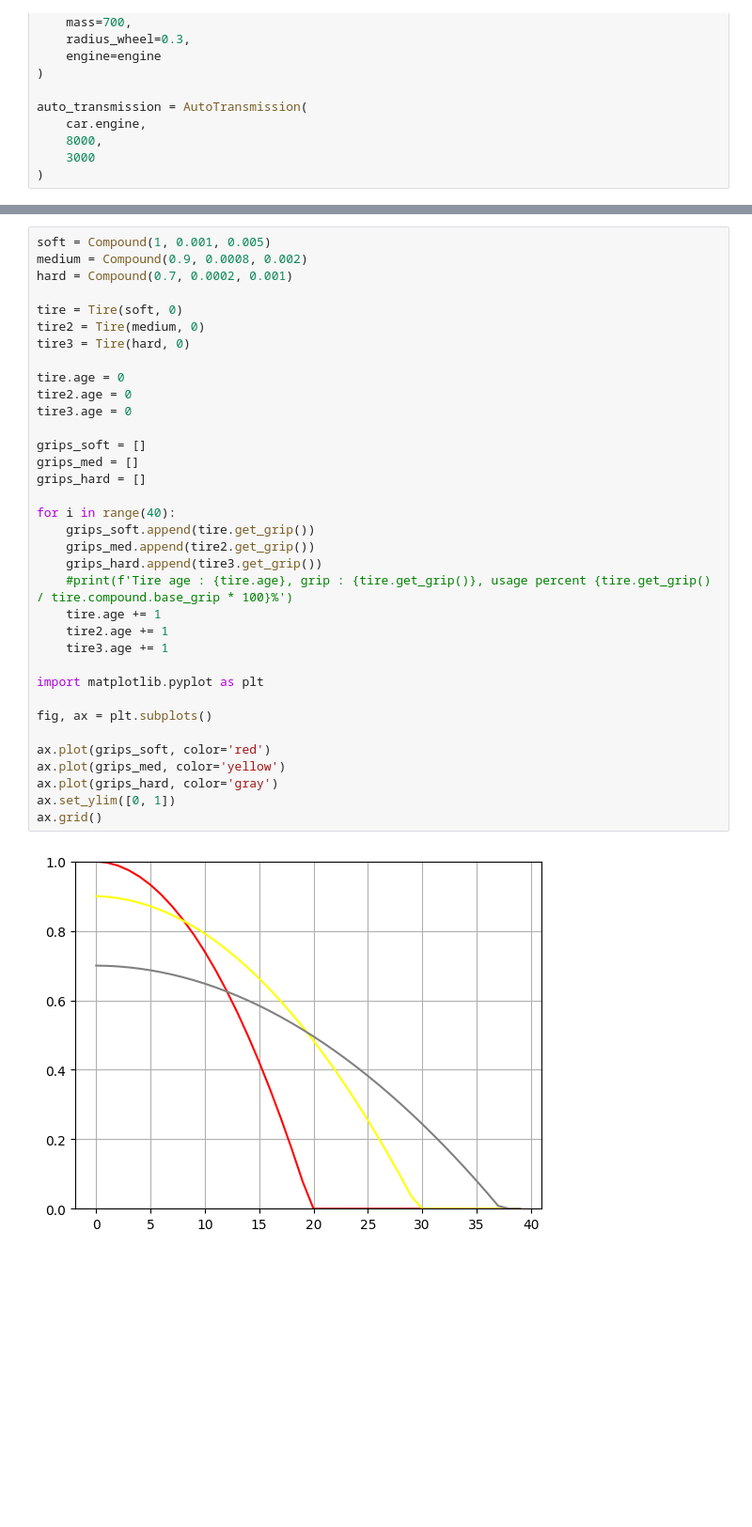
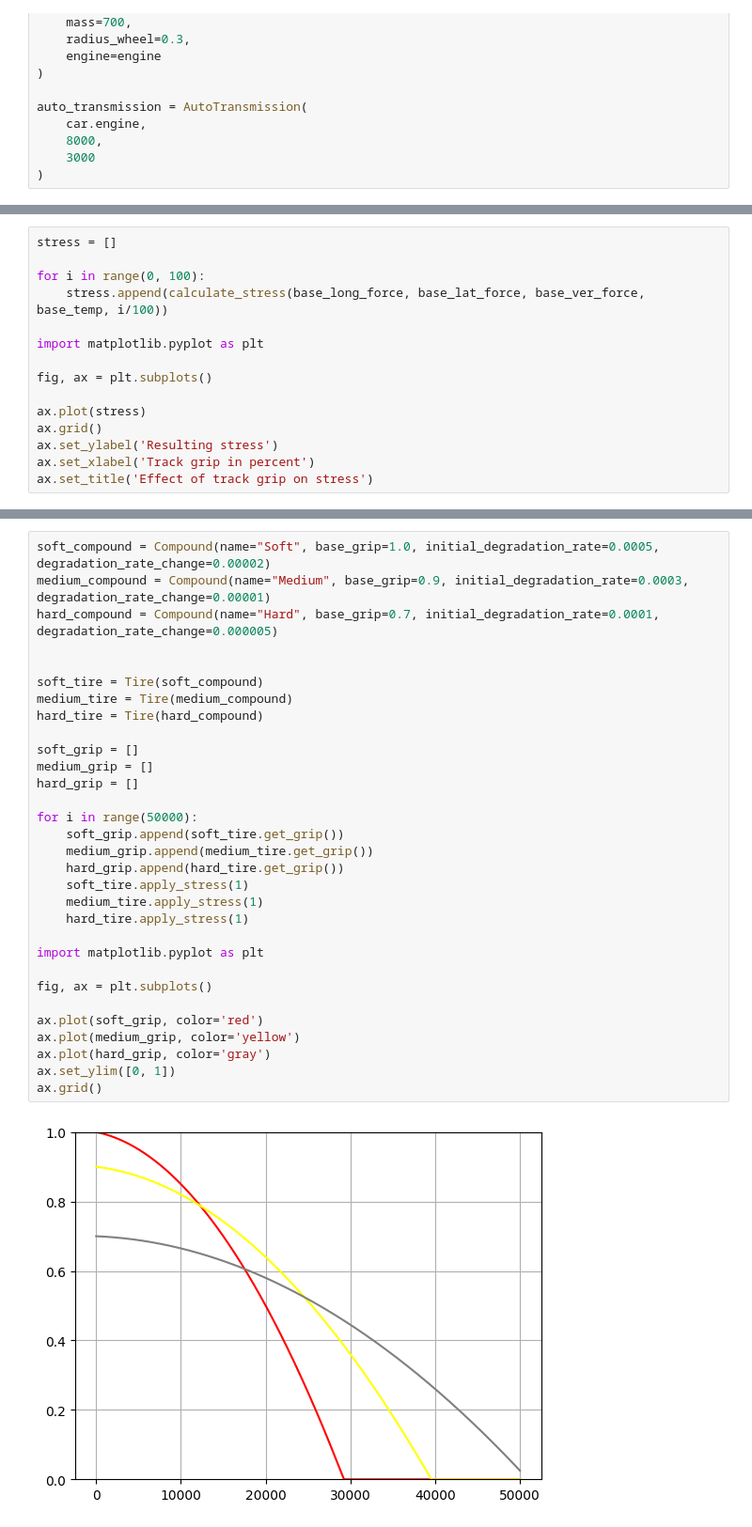
Before and after one commit to Nelson-Jnrnd/race-lap-simulations, a Jupyter notebook: tire_sim.ipynb, the cells around one changed output, grey strips where cells are left out. Shown at 94% size. Cells and saved outputs as stored; diff of their text form; blank space fills up the shorter version.

```diff
--- a/tire_sim.ipynb
+++ b/tire_sim.ipynb
@@ -40,0 +133,15 @@ class Tire:
+# %%
+stress = []
+
+for i in range(0, 100):
+    stress.append(calculate_stress(base_long_force, base_lat_force, base_ver_force, base_temp, i/100))
+
+import matplotlib.pyplot as plt
+
+fig, ax = plt.subplots()
+
+ax.plot(stress)
+ax.grid()
+ax.set_ylabel('Resulting stress')
+ax.set_xlabel('Track grip in percent')
+ax.set_title('Effect of track grip on stress')
@@ -41,37 +181,33 @@ class Tire:
 # %%
-soft = Compound(1, 0.001, 0.005)
-medium = Compound(0.9, 0.0008, 0.002)
-hard = Compound(0.7, 0.0002, 0.001)
+soft_compound = Compound(name="Soft", base_grip=1.0, initial_degradation_rate=0.0005, degradation_rate_change=0.00002)
+medium_compound = Compound(name="Medium", base_grip=0.9, initial_degradation_rate=0.0003, degradation_rate_change=0.00001)
+hard_compound = Compound(name="Hard", base_grip=0.7, initial_degradation_rate=0.0001, degradation_rate_change=0.000005)
 
-tire = Tire(soft, 0)
-tire2 = Tire(medium, 0)
-tire3 = Tire(hard, 0)
 
-tire.age = 0
-tire2.age = 0
-tire3.age = 0
+soft_tire = Tire(soft_compound)
+medium_tire = Tire(medium_compound)
+hard_tire = Tire(hard_compound)
 
-grips_soft = []
-grips_med = []
-grips_hard = []
+soft_grip = []
+medium_grip = []
+hard_grip = []
 
-for i in range(40):
-    grips_soft.append(tire.get_grip())
-    grips_med.append(tire2.get_grip())
-    grips_hard.append(tire3.get_grip())
-    #print(f'Tire age : {tire.age}, grip : {tire.get_grip()}, usage percent {tire.get_grip() / tire.compound.base_grip * 100}%')
-    tire.age += 1
-    tire2.age += 1
-    tire3.age += 1
+for i in range(50000):
+    soft_grip.append(soft_tire.get_grip())
+    medium_grip.append(medium_tire.get_grip())
+    hard_grip.append(hard_tire.get_grip())
+    soft_tire.apply_stress(1)
+    medium_tire.apply_stress(1)
+    hard_tire.apply_stress(1)
 
 import matplotlib.pyplot as plt
 
 fig, ax = plt.subplots()
 
-ax.plot(grips_soft, color='red')
-ax.plot(grips_med, color='yellow')
-ax.plot(grips_hard, color='gray')
+ax.plot(soft_grip, color='red')
+ax.plot(medium_grip, color='yellow')
+ax.plot(hard_grip, color='gray')
 ax.set_ylim([0, 1])
 ax.grid()
 # %% [output]
-[figure, old version]
+[figure, new version]
```
Also changed, not shown: parts of 12 cells of this notebook, 2 other files.
